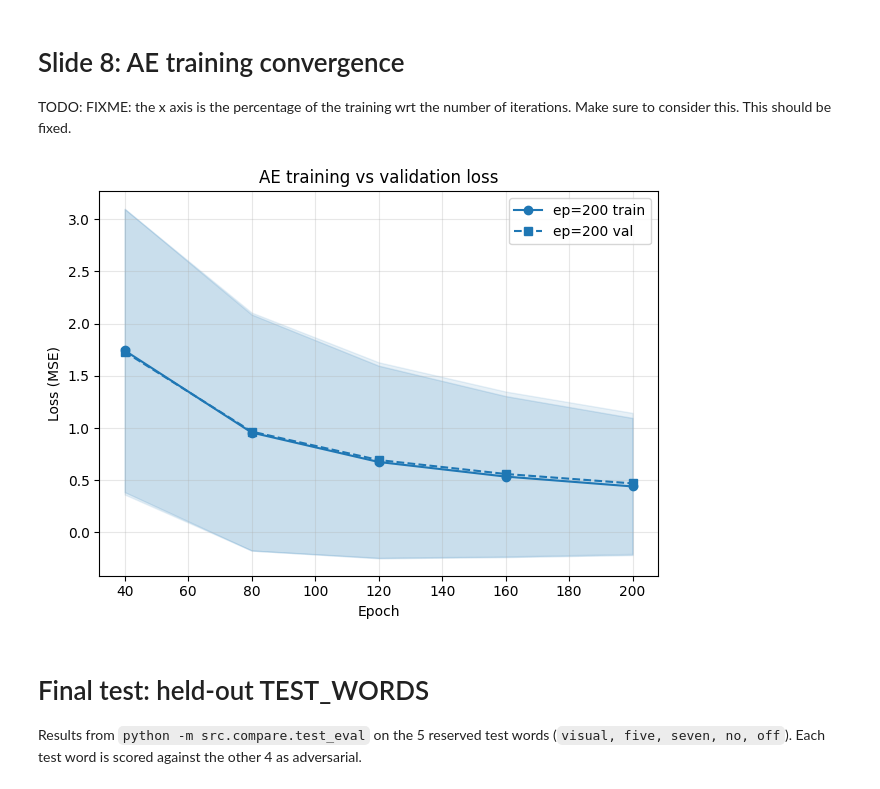
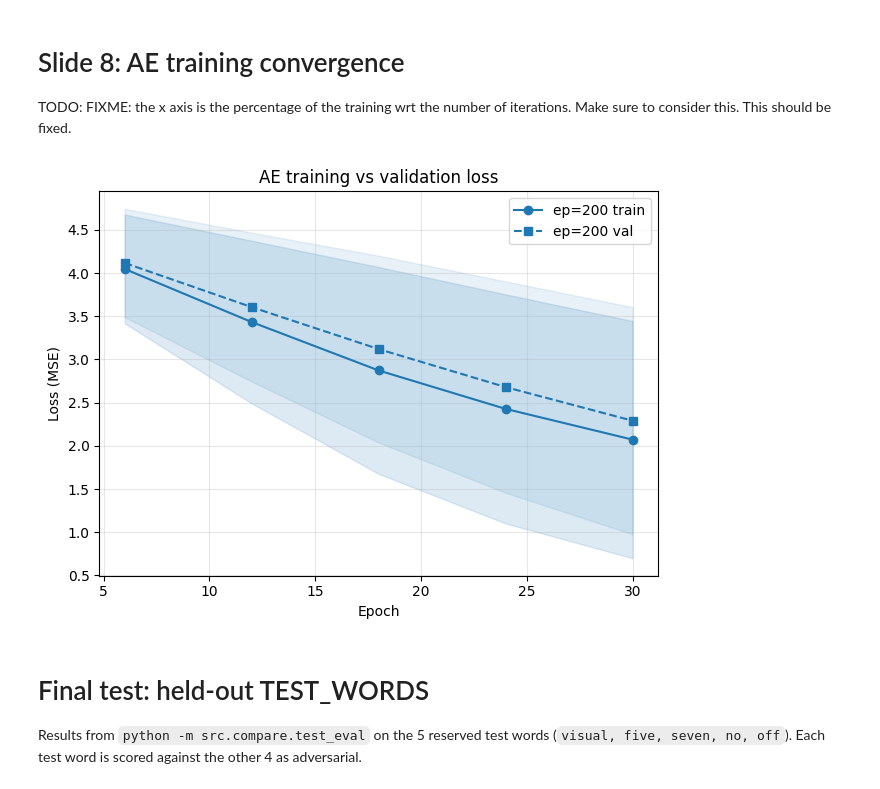
Before and after one commit to albertobasaglia/tinygmm-thesis, a Jupyter notebook: src/compare/plots.ipynb, the cells around one changed output. Cells and saved outputs as stored; diff of their text form; code cells hidden in the pictures.

```diff
--- a/src/compare/plots.ipynb
+++ b/src/compare/plots.ipynb
@@ -478,19 +503,19 @@ Make sure to consider this. This should be fixed.
 # %%
 from compare.plots import plot_loss_curves, plot_loss_vs_eer
 
 # Loss curves: is training still improving at the last epoch?
 # Each checkpoint is at 20%, 40%, 60%, 80%, 100% of training.
 # A line still dropping at x=1.0 means the adapter needs more epochs.
 loss_lines = [
     # ("ep=10",  {"p_adapter": "SmallAEAdapter", "p_latent_dim": 4, "p_epochs": 10}),
     # ("ep=20",  {"p_adapter": "SmallAEAdapter", "p_latent_dim": 4, "p_epochs": 20}),
-    ("ep=200", {"p_adapter": "SmallAEAdapter", "p_latent_dim": 4, "p_epochs": 200}),
+    ("ep=200", {"p_adapter": "SmallAEAdapter", "p_latent_dim": 4, "p_epochs": 30}),
 ]
 
 plot_loss_curves(df, lines=loss_lines)
 plt.show()
 # %% [output]
-[figure, old version]
+[figure, new version]
 # %% [markdown]
 # Final test: held-out TEST_WORDS
 
```
Also changed, not shown: parts of 18 cells of this notebook, 2 other files.
